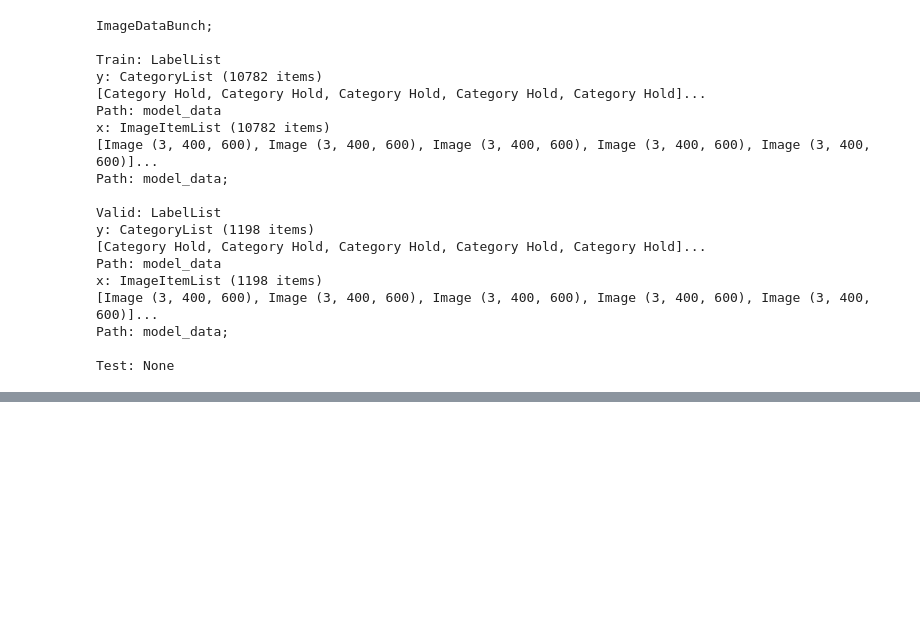
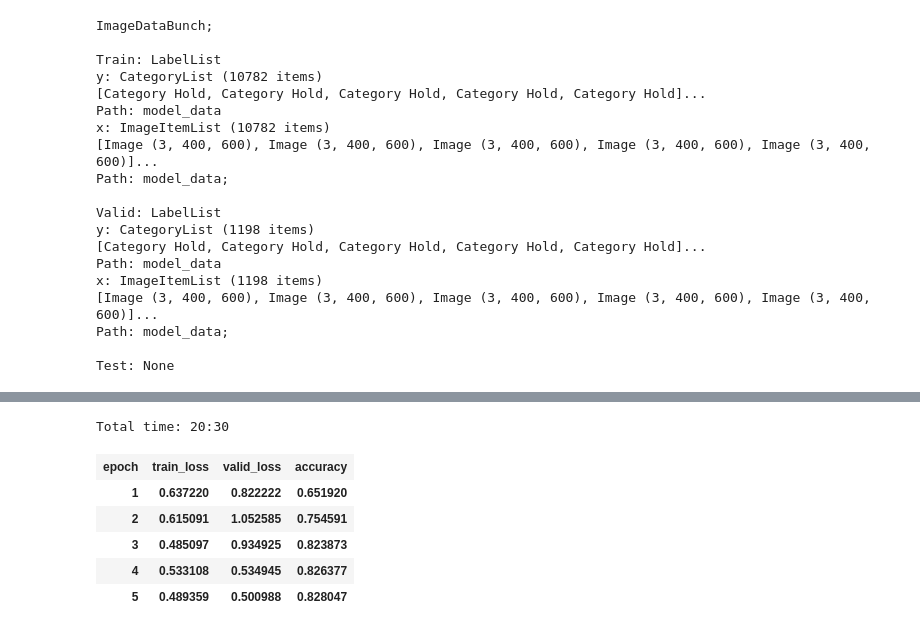
Before and after one commit to dmbernaal/Crypto_Nova, a Jupyter notebook: M1_DenseNet.ipynb, the cells around one changed output, grey strips where cells are left out. Cells and saved outputs as stored; diff of their text form; code cells hidden in the pictures; blank space fills up the shorter version.

```diff
--- a/M1_DenseNet.ipynb
+++ b/M1_DenseNet.ipynb
@@ -104,0 +121,10 @@ Test: None
+# %%
+learn.fit_one_cycle(5, slice(lr))
+# %% [output]
+Total time: 20:30
+| epoch | train_loss | valid_loss | accuracy |
+| 1 | 0.637220 | 0.822222 | 0.651920 |
+| 2 | 0.615091 | 1.052585 | 0.754591 |
+| 3 | 0.485097 | 0.934925 | 0.823873 |
+| 4 | 0.533108 | 0.534945 | 0.826377 |
+| 5 | 0.489359 | 0.500988 | 0.828047 |
```
Also changed, not shown: parts of 5 cells of this notebook, 1 other file.
